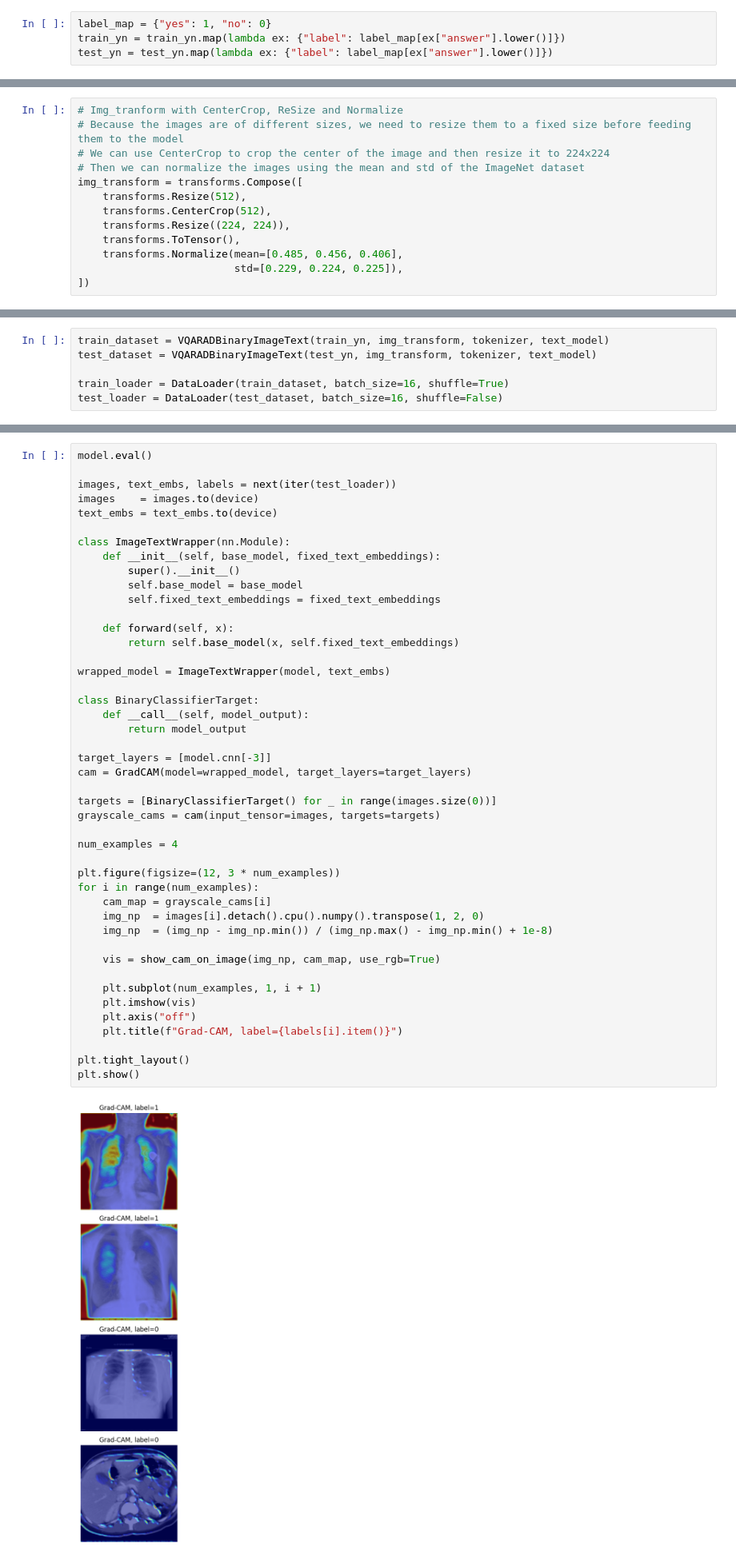
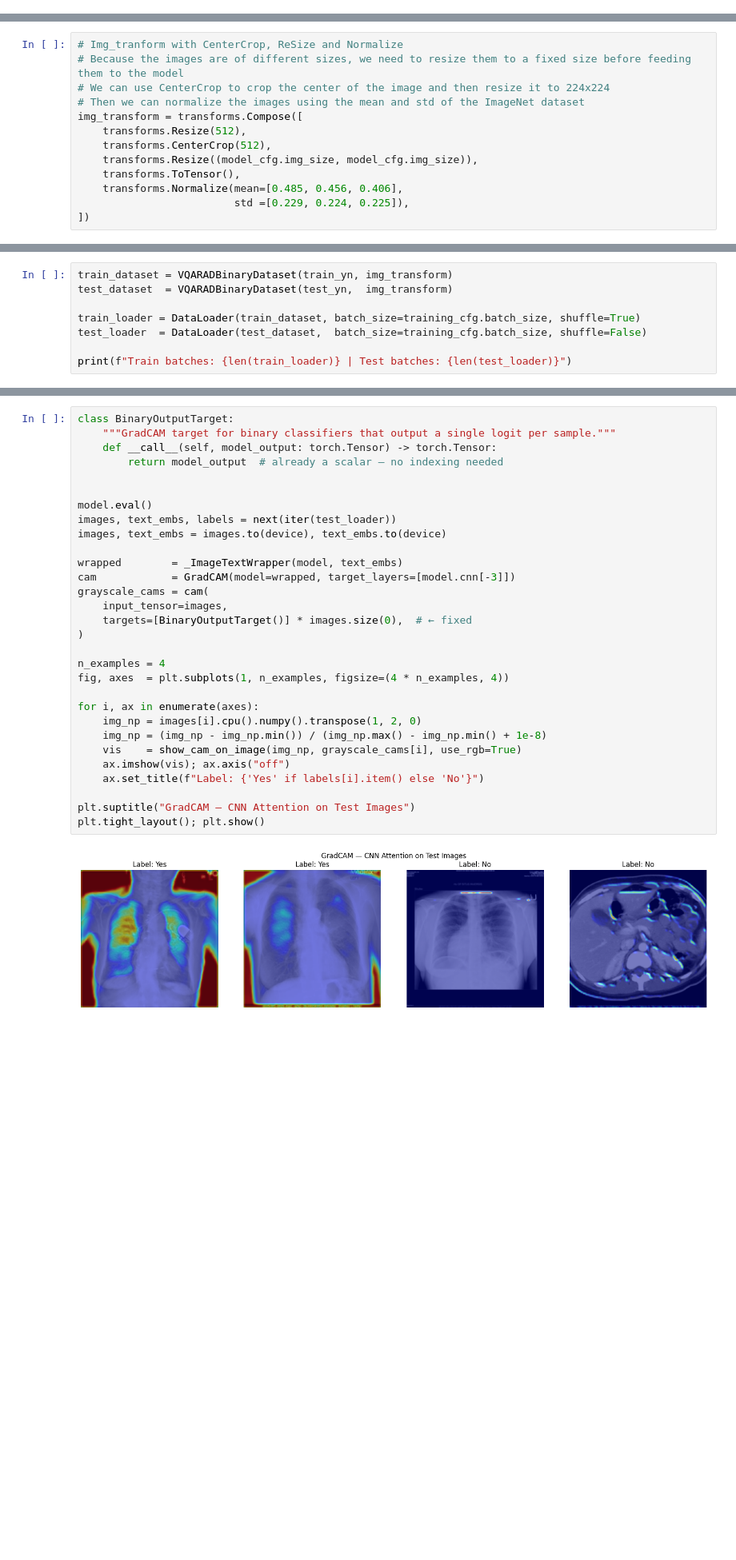
Before and after one commit to Naif-Ganadily/vqa-chest, a Jupyter notebook: notebooks/Baseline.ipynb, the cells around one changed output, grey strips where cells are left out. Shown at 80% size. Saved outputs shown, nothing was run; the diff lists cells and outputs as text; blank space fills up the shorter version.

```diff
--- a/notebooks/Baseline.ipynb
+++ b/notebooks/Baseline.ipynb
@@ -114,4 +140,0 @@ The number of Yes and No in the train and test are accurate
-# %%
-label_map = {"yes": 1, "no": 0}
-train_yn = train_yn.map(lambda ex: {"label": label_map[ex["answer"].lower()]})
-test_yn = test_yn.map(lambda ex: {"label": label_map[ex["answer"].lower()]})
@@ -152,8 +157,8 @@ We could be more careful by adding a CenterCrop
 img_transform = transforms.Compose([
     transforms.Resize(512),
     transforms.CenterCrop(512),
-    transforms.Resize((224, 224)),
+    transforms.Resize((model_cfg.img_size, model_cfg.img_size)),
     transforms.ToTensor(),
     transforms.Normalize(mean=[0.485, 0.456, 0.406],
-                         std=[0.229, 0.224, 0.225]),
+                         std =[0.229, 0.224, 0.225]),
 ])
@@ -227,6 +231,8 @@ Utilizing the computing power of my PC at home
 # %%
-train_dataset = VQARADBinaryImageText(train_yn, img_transform, tokenizer, text_model)
-test_dataset = VQARADBinaryImageText(test_yn, img_transform, tokenizer, text_model)
+train_dataset = VQARADBinaryDataset(train_yn, img_transform)
+test_dataset  = VQARADBinaryDataset(test_yn,  img_transform)
 
-train_loader = DataLoader(train_dataset, batch_size=16, shuffle=True)
-test_loader = DataLoader(test_dataset, batch_size=16, shuffle=False)
+train_loader = DataLoader(train_dataset, batch_size=training_cfg.batch_size, shuffle=True)
+test_loader  = DataLoader(test_dataset,  batch_size=training_cfg.batch_size, shuffle=False)
+
+print(f"Train batches: {len(train_loader)} | Test batches: {len(test_loader)}")
@@ -516,48 +509,33 @@ Gradcam Interpretability
 # %%
+class BinaryOutputTarget:
+    """GradCAM target for binary classifiers that output a single logit per sample."""
+    def __call__(self, model_output: torch.Tensor) -> torch.Tensor:
+        return model_output  # already a scalar — no indexing needed
+
+
 model.eval()
+images, text_embs, labels = next(iter(test_loader))
+images, text_embs = images.to(device), text_embs.to(device)
 
-images, text_embs, labels = next(iter(test_loader))
-images    = images.to(device)
-text_embs = text_embs.to(device)
+wrapped        = _ImageTextWrapper(model, text_embs)
+cam            = GradCAM(model=wrapped, target_layers=[model.cnn[-3]])
+grayscale_cams = cam(
+    input_tensor=images,
+    targets=[BinaryOutputTarget()] * images.size(0),  # ← fixed
+)
 
-class ImageTextWrapper(nn.Module):
-    def __init__(self, base_model, fixed_text_embeddings):
-        super().__init__()
-        self.base_model = base_model
-        self.fixed_text_embeddings = fixed_text_embeddings
+n_examples = 4
+fig, axes  = plt.subplots(1, n_examples, figsize=(4 * n_examples, 4))
 
-    def forward(self, x):
-        return self.base_model(x, self.fixed_text_embeddings)
+for i, ax in enumerate(axes):
+    img_np = images[i].cpu().numpy().transpose(1, 2, 0)
+    img_np = (img_np - img_np.min()) / (img_np.max() - img_np.min() + 1e-8)
+    vis    = show_cam_on_image(img_np, grayscale_cams[i], use_rgb=True)
+    ax.imshow(vis); ax.axis("off")
+    ax.set_title(f"Label: {'Yes' if labels[i].item() else 'No'}")
 
-wrapped_model = ImageTextWrapper(model, text_embs)
-
-class BinaryClassifierTarget:
-    def __call__(self, model_output):
-        return model_output
-
-target_layers = [model.cnn[-3]]
-cam = GradCAM(model=wrapped_model, target_layers=target_layers)
-
-targets = [BinaryClassifierTarget() for _ in range(images.size(0))]
-grayscale_cams = cam(input_tensor=images, targets=targets)
-
-num_examples = 4
-
-plt.figure(figsize=(12, 3 * num_examples))
-for i in range(num_examples):
-    cam_map = grayscale_cams[i]
-    img_np  = images[i].detach().cpu().numpy().transpose(1, 2, 0)
-    img_np  = (img_np - img_np.min()) / (img_np.max() - img_np.min() + 1e-8)
-
-    vis = show_cam_on_image(img_np, cam_map, use_rgb=True)
-
-    plt.subplot(num_examples, 1, i + 1)
-    plt.imshow(vis)
-    plt.axis("off")
-    plt.title(f"Grad-CAM, label={labels[i].item()}")
-
-plt.tight_layout()
-plt.show()
+plt.suptitle("GradCAM — CNN Attention on Test Images")
+plt.tight_layout(); plt.show()
 # %% [output]
-[figure, old version]
+[figure, new version]
 # %% [markdown]
```
Also changed, not shown: parts of 37 cells of this notebook, 2 other files.
